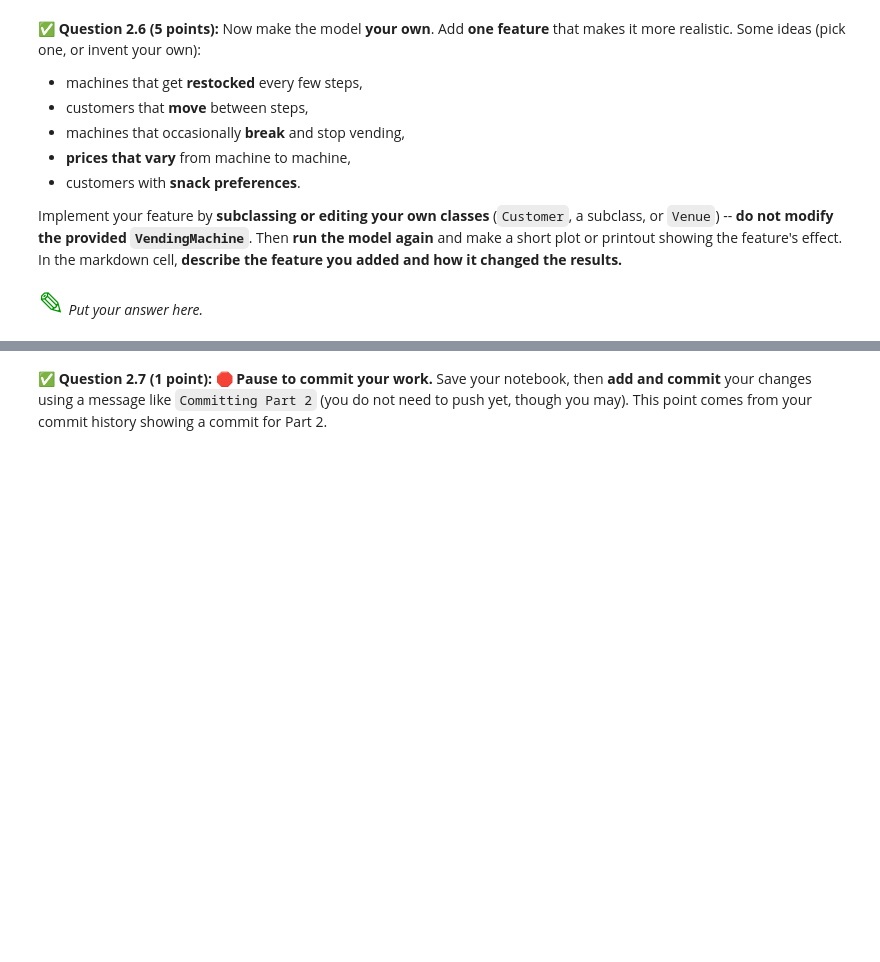
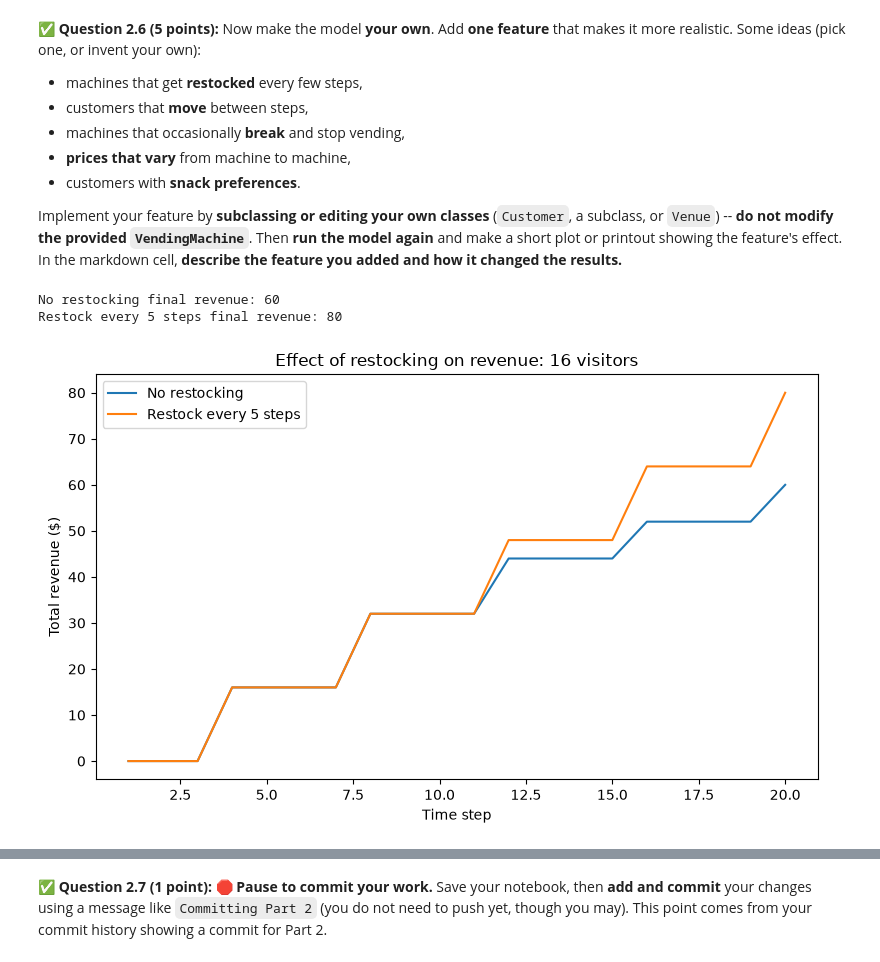
Before and after one commit to ykalani/CMSE202-f26-turnin, a Jupyter notebook: hw-02/HW02-ABMandGraphTheory-STUDENT.ipynb, the cells around one changed output, grey strips where cells are left out. Saved outputs shown, nothing was run; the diff lists cells and outputs as text; code cells hidden in the pictures; blank space fills up the shorter version.

```diff
--- a/hw-02/HW02-ABMandGraphTheory-STUDENT.ipynb
+++ b/hw-02/HW02-ABMandGraphTheory-STUDENT.ipynb
@@ -384,2 +470,45 @@ how it changed the results.**
-# %% [markdown]
-<font size=6 color="#009600">&#9998;</font> *Put your answer here.*
+# %%
+import matplotlib.pyplot as plt
+
+class RestockingVenue(Venue):
+    def __init__(self, machines, customers):
+        super().__init__(machines, customers)
+        self.steps = 0
+
+    def step(self):
+        self.steps += 1
+        if self.steps % 5 == 0:
+            for machine in self.machines:
+                machine.restock(['Twix', 'Snickers', 'M&Ms', 'Chips', 'Pretzels'] * 2)
+        super().step()
+
+# Use fresh, identical populations so restocking is the only difference.
+plt.figure(figsize=(8, 5))
+for label, venue_class in [('No restocking', Venue),
+                           ('Restock every 5 steps', RestockingVenue)]:
+    rng = random.Random(202610)
+    machines = [
+        VendingMachine(
+            ['Twix', 'Snickers', 'M&Ms', 'Chips', 'Pretzels'] * 4,
+            location=location,
+        )
+        for location in [(1, 1), (8, 8), (1, 8)]
+    ]
+    customers = [
+        Visitor(position=(rng.randint(0, 9), rng.randint(0, 9)))
+        for _ in range(16)
+    ]
+    crowd = venue_class(machines, customers)
+    history = crowd.run(20)
+    plt.plot(range(1, 21), history, label=label)
+    print(label, 'final revenue:', history[-1])
+plt.xlabel('Time step')
+plt.ylabel('Total revenue ($)')
+plt.title('Effect of restocking on revenue: 16 visitors')
+plt.legend()
+plt.tight_layout()
+plt.show()
+# %% [output]
+No restocking final revenue: 60
+Restock every 5 steps final revenue: 80
+[figure, added]
```
Also changed, not shown: parts of 16 cells of this notebook.
